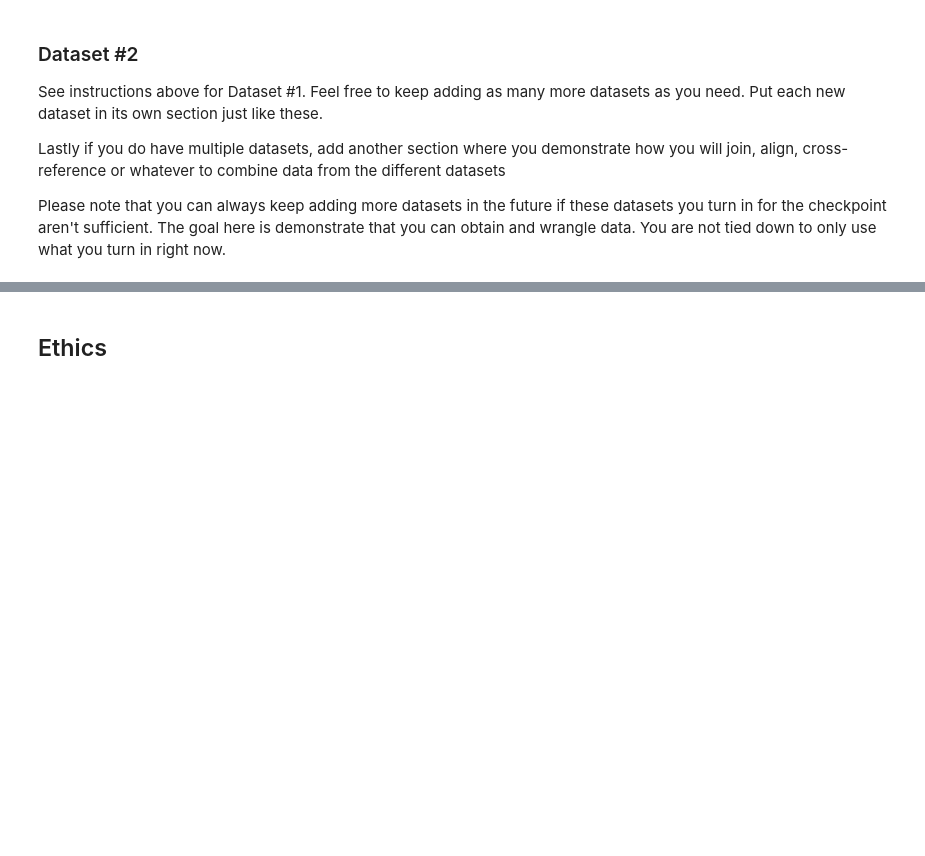
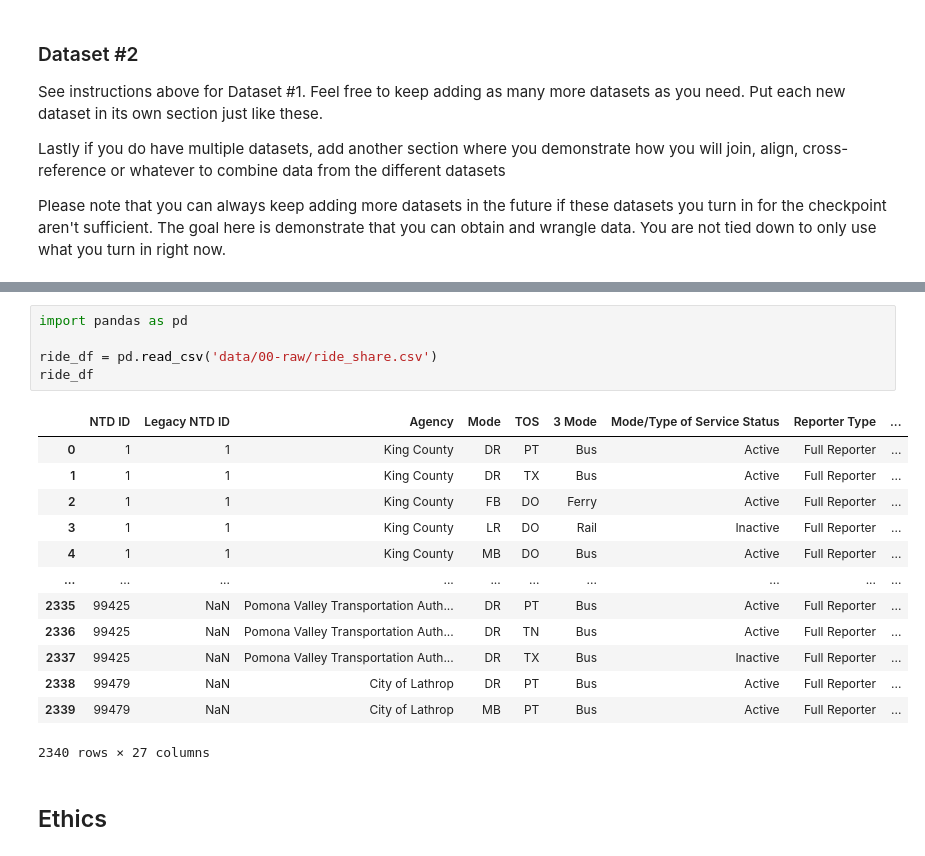
Before and after one commit to COGS108/Group012_WI26, a Jupyter notebook: 01-DataCheckpoint.ipynb, the cells around one changed output, grey strips where cells are left out. Saved outputs shown, nothing was run; the diff lists cells and outputs as text; blank space fills up the shorter version.

Commit message:
dataset two import from drive

```diff
--- a/01-DataCheckpoint.ipynb
+++ b/01-DataCheckpoint.ipynb
@@ -276,3 +195,22 @@ dtype: int64
+# %%
+import pandas as pd
+
+ride_df = pd.read_csv('data/00-raw/ride_share.csv')
+ride_df
+# %% [output]
+|  | NTD ID | Legacy NTD ID | Agency | Mode | TOS | 3 Mode | Mode/Type of Service Status | Reporter Type | ... |
+| 0 | 1 | 1 | King County | DR | PT | Bus | Active | Full Reporter | ... |
+| 1 | 1 | 1 | King County | DR | TX | Bus | Active | Full Reporter | ... |
+| 2 | 1 | 1 | King County | FB | DO | Ferry | Active | Full Reporter | ... |
+| 3 | 1 | 1 | King County | LR | DO | Rail | Inactive | Full Reporter | ... |
+| 4 | 1 | 1 | King County | MB | DO | Bus | Active | Full Reporter | ... |
+| ... | ... | ... | ... | ... | ... | ... | ... | ... | ... |
+| 2335 | 99425 | NaN | Pomona Valley Transportation Auth... | DR | PT | Bus | Active | Full Reporter | ... |
+| 2336 | 99425 | NaN | Pomona Valley Transportation Auth... | DR | TN | Bus | Active | Full Reporter | ... |
+| 2337 | 99425 | NaN | Pomona Valley Transportation Auth... | DR | TX | Bus | Inactive | Full Reporter | ... |
+| 2338 | 99479 | NaN | City of Lathrop | DR | PT | Bus | Active | Full Reporter | ... |
+| 2339 | 99479 | NaN | City of Lathrop | MB | PT | Bus | Active | Full Reporter | ... |
+2340 rows × 27 columns
 # %% [markdown]
 ## Ethics
 # %% [markdown]
```
Also changed, not shown: parts of 4 cells of this notebook.
